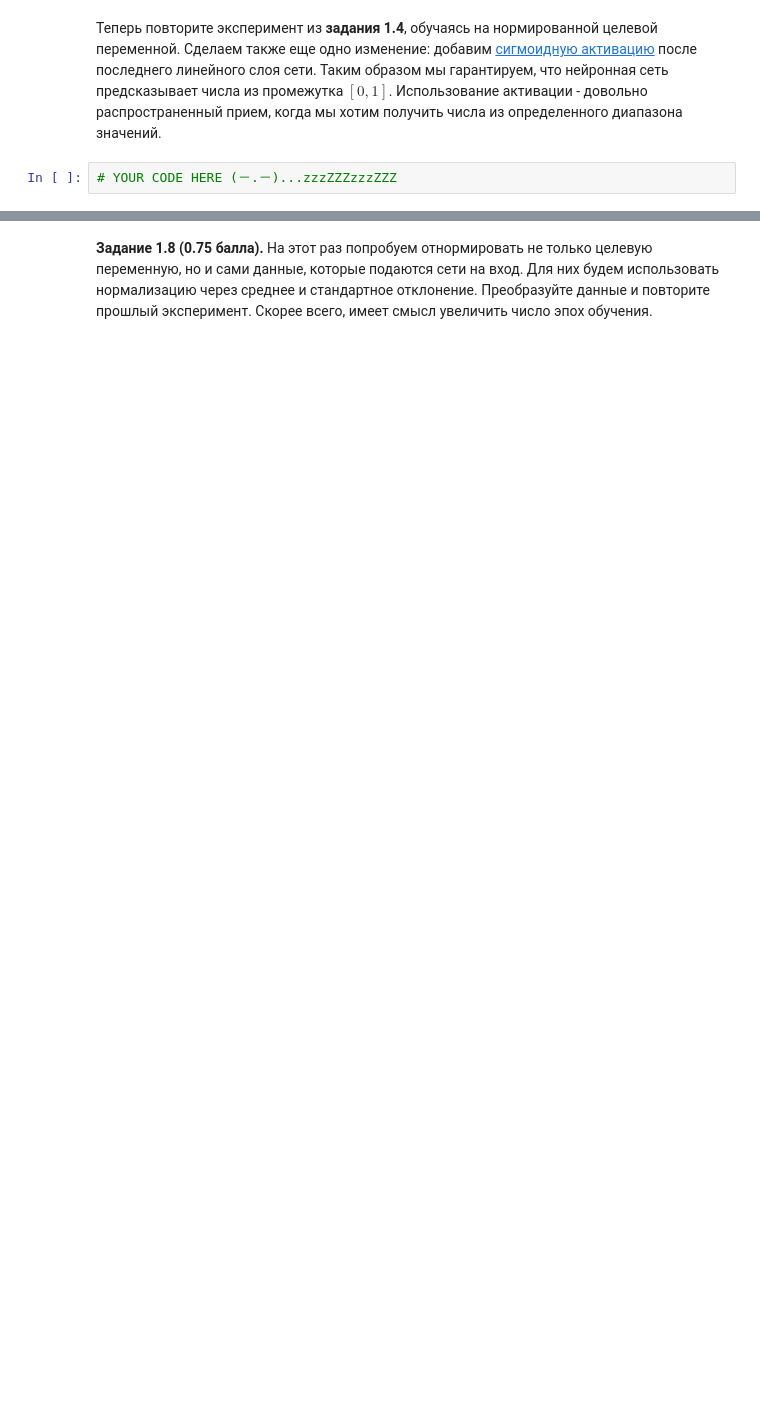
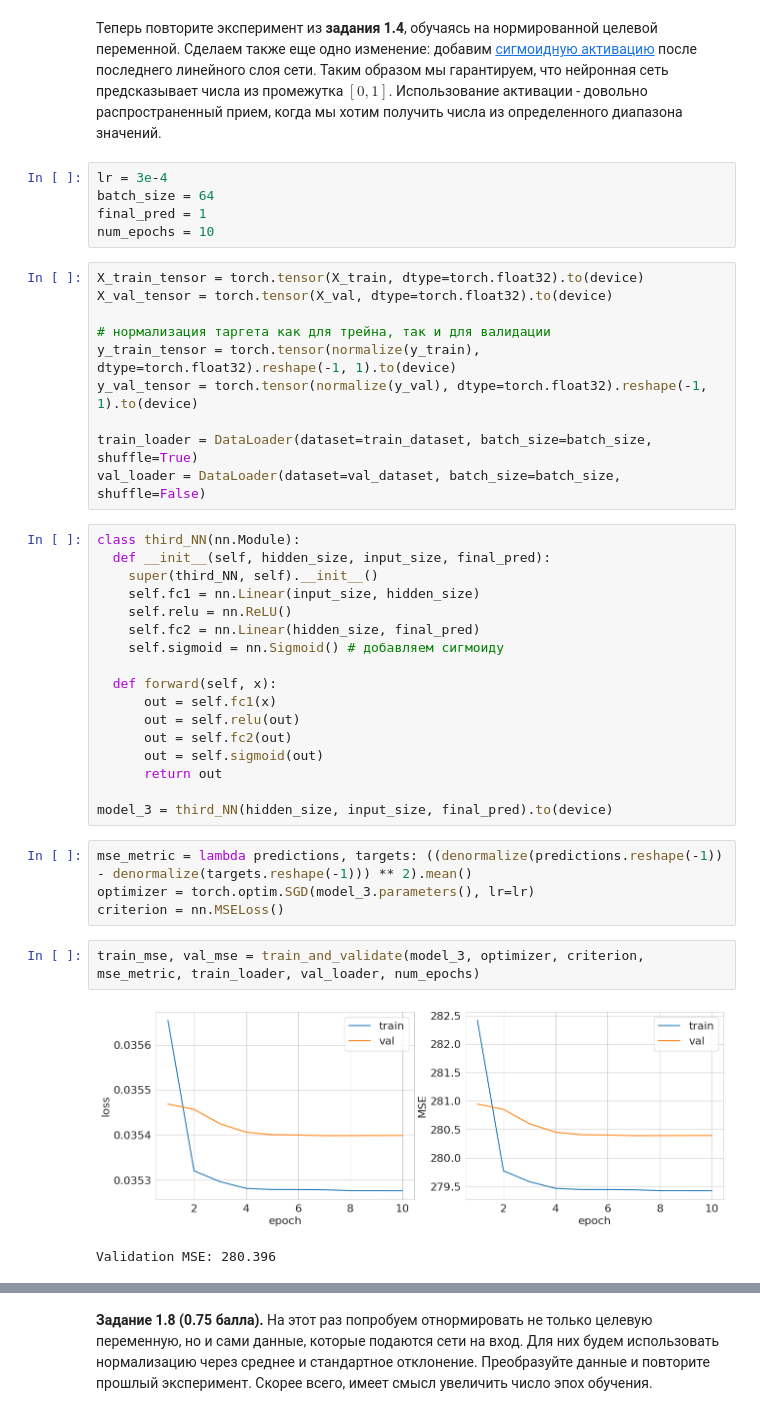
Before and after one commit to VladislavTokarev02/AI_ML_homework, a Jupyter notebook: HW1.ipynb, the cells around one changed output, grey strips where cells are left out. Saved outputs shown, nothing was run; the diff lists cells and outputs as text; blank space fills up the shorter version.

```diff
--- a/HW1.ipynb
+++ b/HW1.ipynb
@@ -340,4 +499,43 @@ def denormalize(sample):
 # %% [markdown]
 Теперь повторите эксперимент из **задания 1.4**, обучаясь на нормированной целевой переменной. Сделаем также еще одно изменение: добавим [сигмоидную активацию](https://pytorch.org/docs/stable/generated/torch.nn.Sigmoid.html) после последнего линейного слоя сети. Таким образом мы гарантируем, что нейронная сеть предсказывает числа из промежутка $[0, 1]$. Использование активации - довольно распространенный прием, когда мы хотим получить числа из определенного диапазона значений.
-# %%
-# YOUR CODE HERE (－.－)...zzzZZZzzzZZZ
+# %%
+lr = 3e-4
+batch_size = 64
+final_pred = 1
+num_epochs = 10
+# %%
+X_train_tensor = torch.tensor(X_train, dtype=torch.float32).to(device)
+X_val_tensor = torch.tensor(X_val, dtype=torch.float32).to(device)
+
+# нормализация таргета как для трейна, так и для валидации
+y_train_tensor = torch.tensor(normalize(y_train), dtype=torch.float32).reshape(-1, 1).to(device)
+y_val_tensor = torch.tensor(normalize(y_val), dtype=torch.float32).reshape(-1, 1).to(device)
+
+train_loader = DataLoader(dataset=train_dataset, batch_size=batch_size, shuffle=True)
+val_loader = DataLoader(dataset=val_dataset, batch_size=batch_size, shuffle=False)
+# %%
+class third_NN(nn.Module):
+  def __init__(self, hidden_size, input_size, final_pred):
+    super(third_NN, self).__init__()
+    self.fc1 = nn.Linear(input_size, hidden_size)
+    self.relu = nn.ReLU()
+    self.fc2 = nn.Linear(hidden_size, final_pred)
+    self.sigmoid = nn.Sigmoid() # добавляем сигмоиду
+
+  def forward(self, x):
+      out = self.fc1(x)
+      out = self.relu(out)
+      out = self.fc2(out)
+      out = self.sigmoid(out)
+      return out
+
+model_3 = third_NN(hidden_size, input_size, final_pred).to(device)
+# %%
+mse_metric = lambda predictions, targets: ((denormalize(predictions.reshape(-1)) - denormalize(targets.reshape(-1))) ** 2).mean()
+optimizer = torch.optim.SGD(model_3.parameters(), lr=lr)
+criterion = nn.MSELoss()
+# %%
+train_mse, val_mse = train_and_validate(model_3, optimizer, criterion, mse_metric, train_loader, val_loader, num_epochs)
+# %% [output]
+[figure, added]
+Validation MSE: 280.396
```
Also changed, not shown: parts of 57 cells of this notebook.
